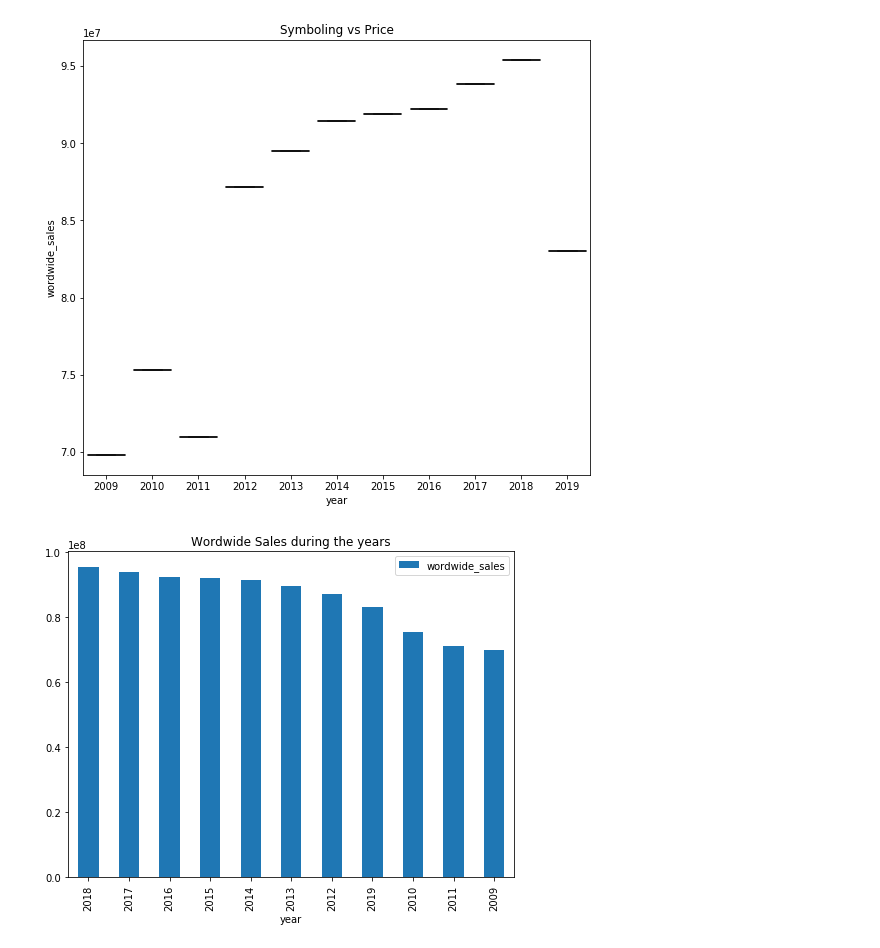
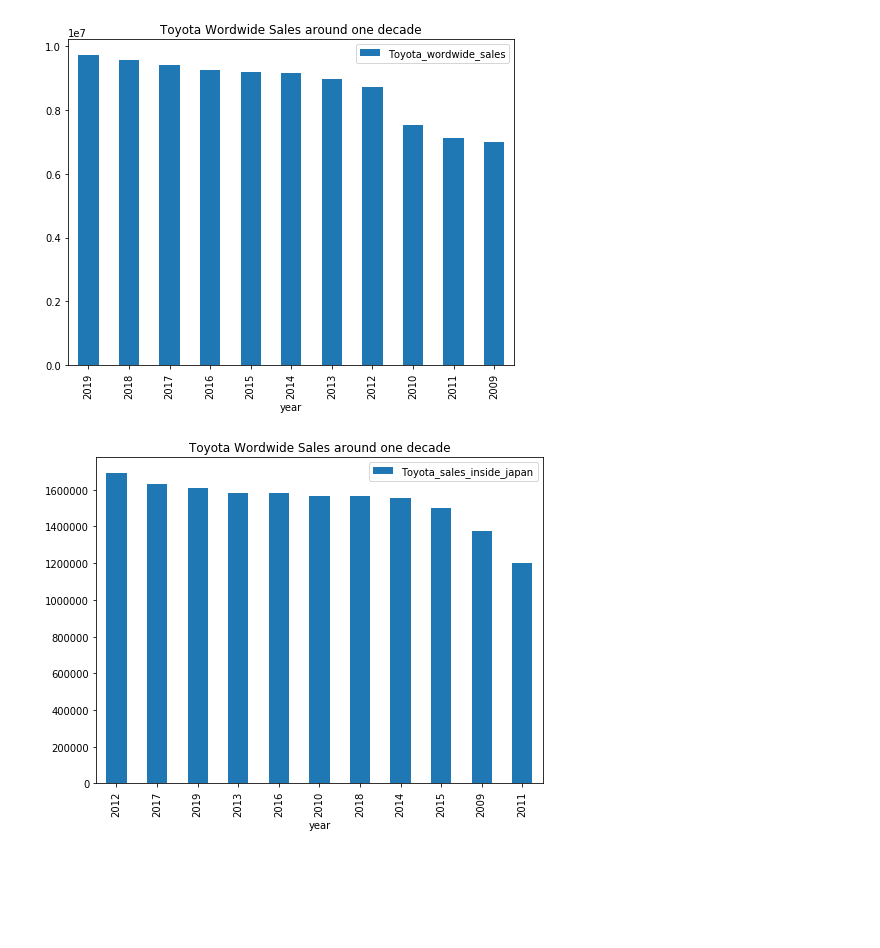
Before and after one commit to karl-johan-grahn/toyota-analysis, a Jupyter notebook: Toyota_car_price_data_analysis.ipynb, the cells around one changed output. Drawn from its saved outputs; the diff is of its cells as text; code cells hidden in the pictures; blank space fills up the shorter version.

```diff
--- a/Toyota_car_price_data_analysis.ipynb
+++ b/Toyota_car_price_data_analysis.ipynb
@@ -49,17 +60,18 @@ memory usage: 304.0 bytes
-# %%
-plt.figure(figsize=(20,8))
-
-plt.subplot(1,2,2)
-plt.title('Symboling vs Price')
-sns.boxplot(x=toyota.year, y=toyota.wordwide_sales, palette=("cubehelix"))
-
-plt.show()
-# %% [output]
-[figure, removed]
-# %%
-df = pd.DataFrame(toyota.groupby(['year'])['wordwide_sales'].mean().sort_values(ascending = False))
-df.plot.bar(figsize=(8,6))
-plt.title('Wordwide Sales during the years')
-plt.show()
-# %% [output]
-[figure, removed]
+# %%
+df = pd.DataFrame(toyota.groupby(['year'])['Toyota_wordwide_sales'].mean().sort_values(ascending = False))
+df.plot.bar(figsize=(8,6))
+plt.title('Toyota Wordwide Sales around one decade')
+plt.show()
+
+df = pd.DataFrame(toyota.groupby(['year'])['Toyota_sales_inside_japan'].mean().sort_values(ascending = False))
+df.plot.bar(figsize=(8,6))
+plt.title('Toyota Wordwide Sales around one decade')
+plt.show()
+
+df = pd.DataFrame(toyota.groupby(['year'])['Toyota_sales_outside_japan'].mean().sort_values(ascending = False))
+df.plot.bar(figsize=(8,6))
+plt.title('Toyota Wordwide Sales around one decade')
+plt.show()
+# %% [output]
+[figure, added]
+[figure, added]
```
Also changed, not shown: parts of 8 cells of this notebook.
